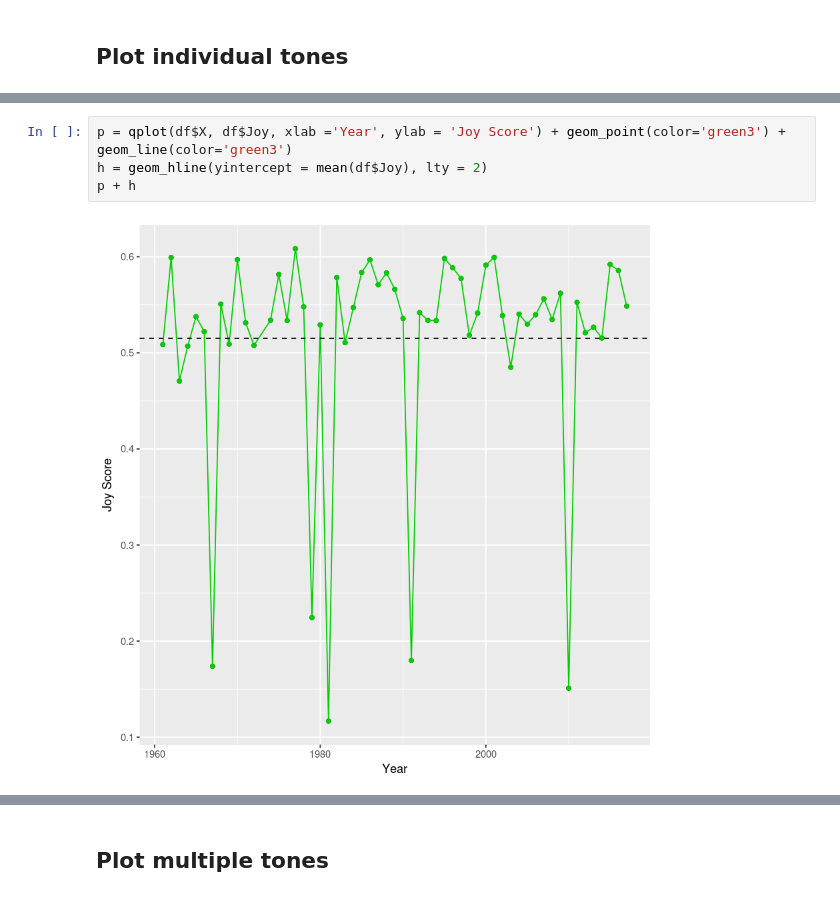
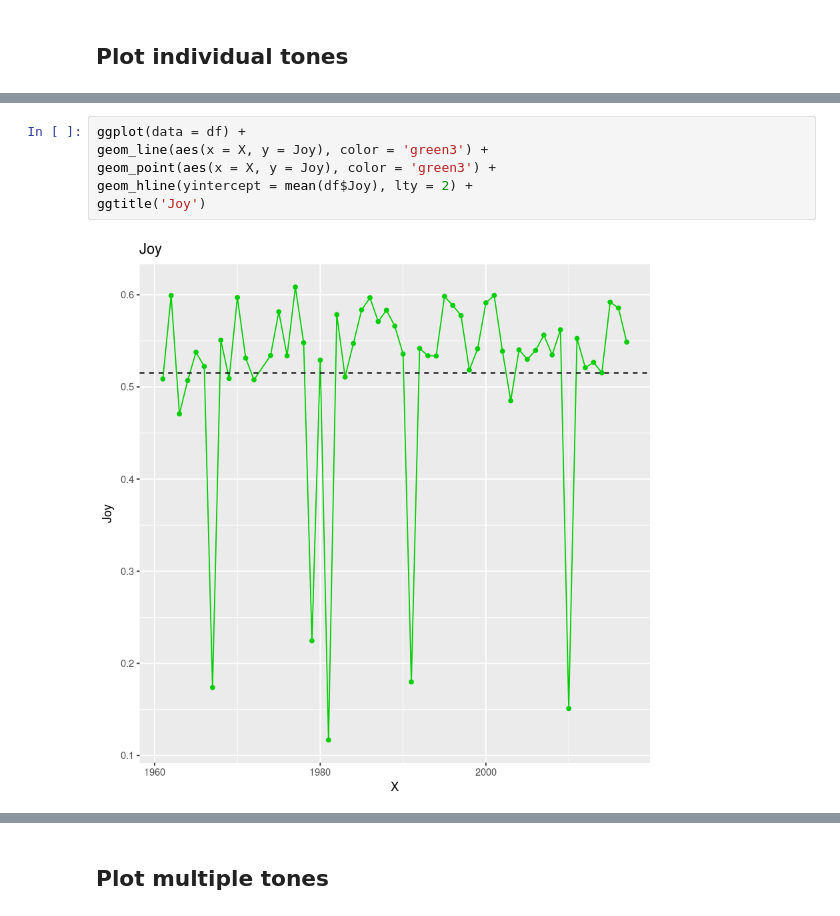
Before and after one commit to nickbuker/tone_state_of_the_unions, a Jupyter notebook: c_visualize_tones_r.ipynb, the cells around one changed output, grey strips where cells are left out. Saved outputs shown, nothing was run; the diff lists cells and outputs as text.

Commit message:
change from qplot to ggplot

```diff
--- a/c_visualize_tones_r.ipynb
+++ b/c_visualize_tones_r.ipynb
@@ -30,7 +34,9 @@ p + h
 # %%
-p = qplot(df$X, df$Joy, xlab ='Year', ylab = 'Joy Score') + geom_point(color='green3') + geom_line(color='green3')
-h = geom_hline(yintercept = mean(df$Joy), lty = 2)
-p + h
+ggplot(data = df) +
+geom_line(aes(x = X, y = Joy), color = 'green3') +
+geom_point(aes(x = X, y = Joy), color = 'green3') +
+geom_hline(yintercept = mean(df$Joy), lty = 2) +
+ggtitle('Joy')
 # %% [output]
-[figure, old version]
+[figure, new version]
 # %%
```
Also changed, not shown: parts of 10 cells of this notebook.
